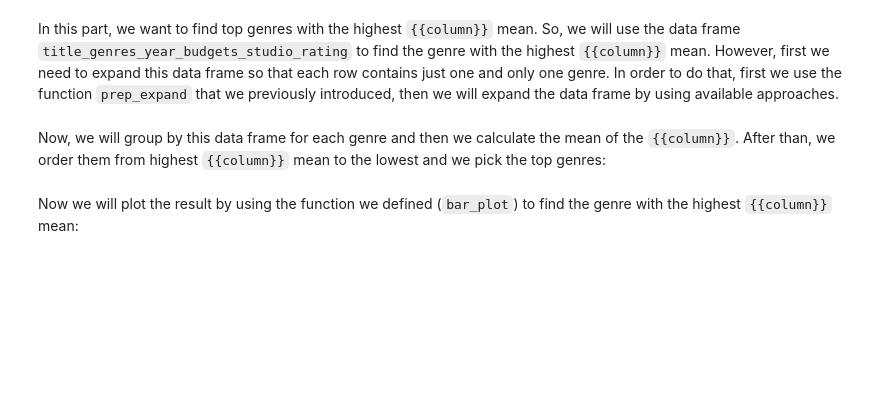
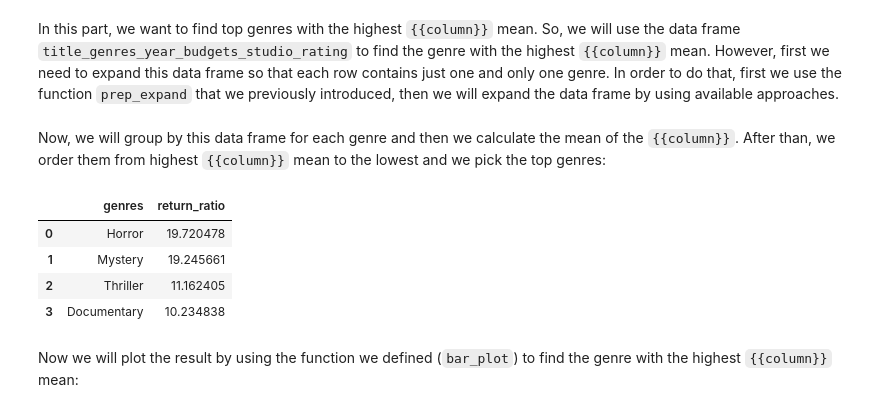
Before and after one commit to miladshiraniUCB/Potential-Movie-Studios-Director-Genre-Recommendations-, a Jupyter notebook: student.ipynb, the cells around one changed output. Cells and saved outputs as stored; diff of their text form; code cells hidden in the pictures; blank space fills up the shorter version.

```diff
--- a/student.ipynb
+++ b/student.ipynb
@@ -654,12 +659,19 @@ Now, we will group by this data frame for each genre and then we calculate the m
 # %%
 genre_ave_return_ratio = genres_expl.groupby("genres")[column].mean()
 
 genre_return_ratio = genre_ave_return_ratio.to_frame()
 
 genre_return_ratio.reset_index(inplace = True)
 top_genres = genre_return_ratio.sort_values(column,
                                               ascending=False).head(4)
 top_genres.reset_index(inplace = True, drop = True)
+top_genres
+# %% [output]
+|  | genres | return_ratio |
+| 0 | Horror | 19.720478 |
+| 1 | Mystery | 19.245661 |
+| 2 | Thriller | 11.162405 |
+| 3 | Documentary | 10.234838 |
 # %% [markdown]
 Now we will plot the result by using the function we defined (`bar_plot`) to find the genre with the highest `{{column}}` mean:
 # %%
```
Also changed, not shown: parts of 14 cells of this notebook, 2 other files.
